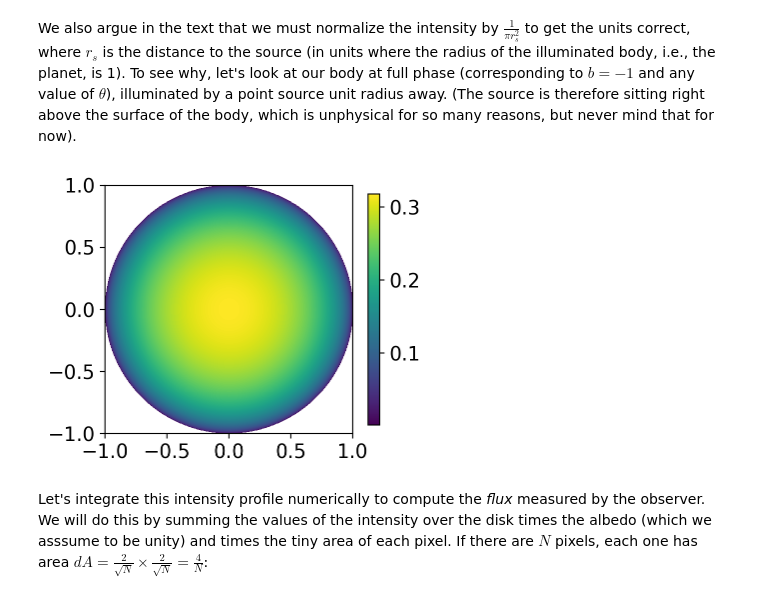
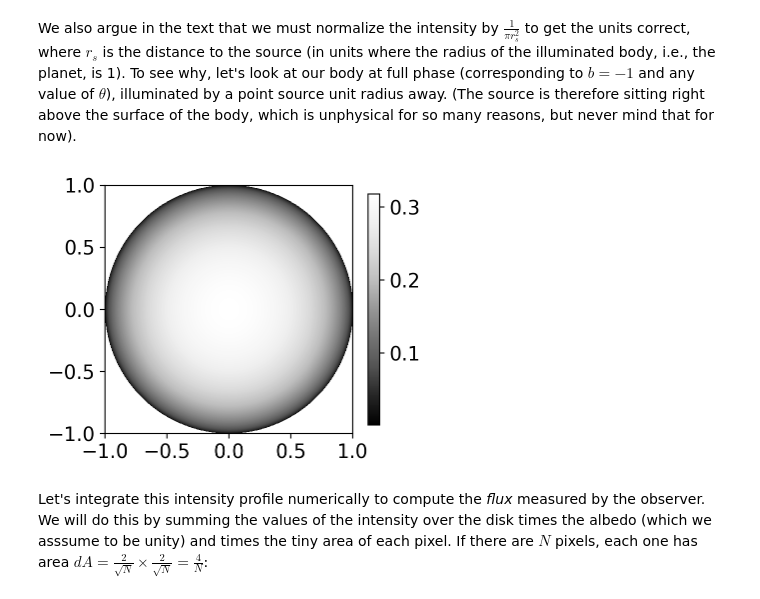
Before and after one commit to rodluger/starrynight, a Jupyter notebook: tex/proofs/illumination.ipynb, the cells around one changed output. Drawn from its saved outputs; the diff is of its cells as text; code cells hidden in the pictures.

```diff
--- a/tex/proofs/illumination.ipynb
+++ b/tex/proofs/illumination.ipynb
@@ -126,10 +126,10 @@ rs = 1
 # %%
 fig, ax = plt.subplots(1, figsize=(4, 4))
 x, y, I = compute_illumination_from_b_theta_rs(b, theta, rs, res=1000)
-im = ax.imshow(I, origin="lower", extent=(-1, 1, -1, 1))
+im = ax.imshow(I, origin="lower", extent=(-1, 1, -1, 1), cmap="Greys_r")
 plt.colorbar(im, shrink=0.75);
 # %% [output]
-[figure, old version]
+[figure, new version]
 # %% [markdown]
 Let's integrate this intensity profile numerically to compute the *flux* measured by the observer. We will do this by summing the values of the intensity over the disk times the albedo (which we asssume to be unity) and times the tiny area of each pixel. If there are $N$ pixels, each one has area
 $dA = \frac{2}{\sqrt{N}}\times\frac{2}{\sqrt{N}} = \frac{4}{N}$:
```
Also changed, not shown: parts of 19 cells of this notebook, 1 other file.
